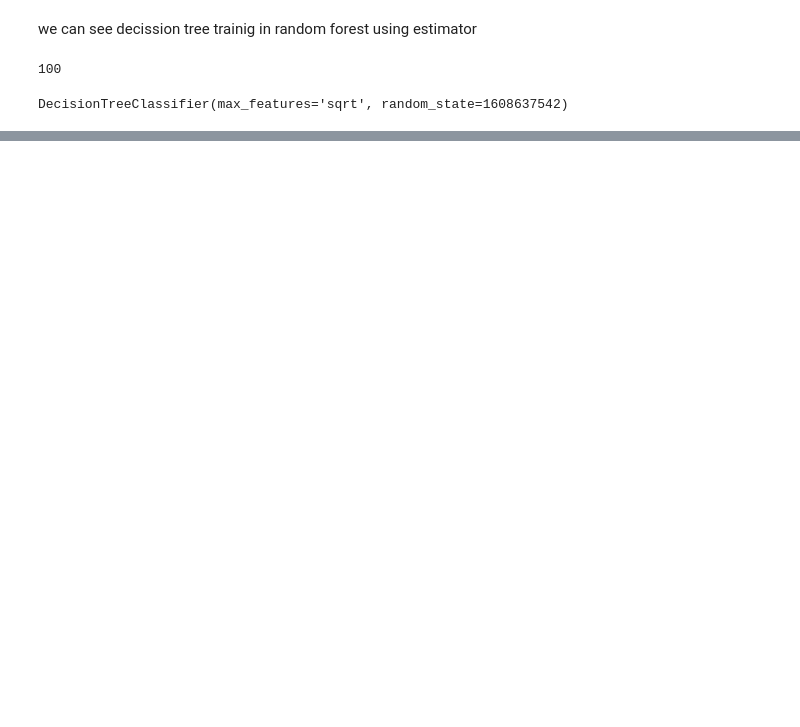
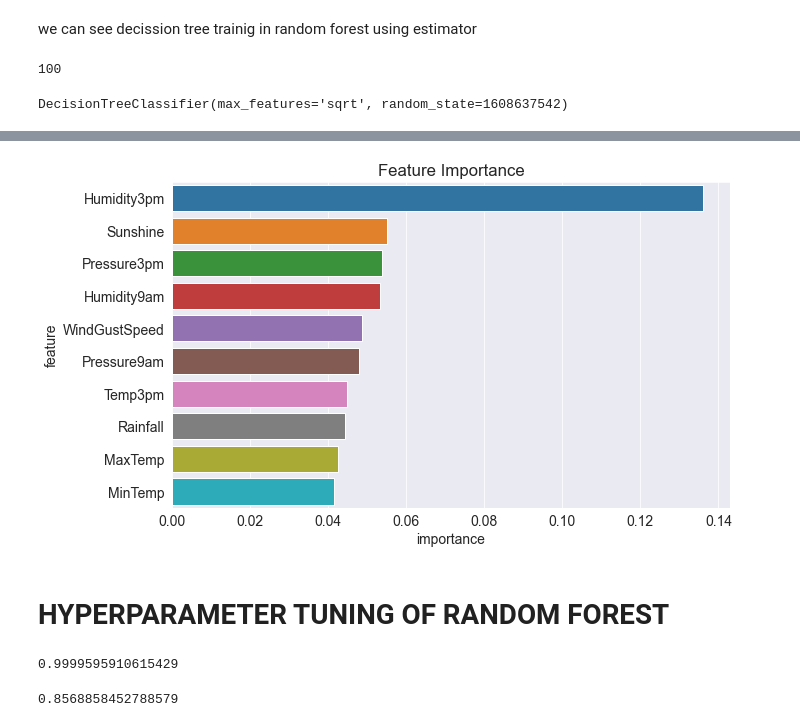
Before and after one commit to TahaDataAlchemy/Projects-Of-Data-Science, a Jupyter notebook: Random Forest/predicting Australian Weather Using RandomForest.ipynb, the cells around one changed output, grey strips where cells are left out. Cells and saved outputs as stored; diff of their text form; code cells hidden in the pictures; blank space fills up the shorter version.

```diff
--- a/Random Forest/predicting Australian Weather Using RandomForest.ipynb
+++ b/Random Forest/predicting Australian Weather Using RandomForest.ipynb
@@ -275,0 +347,7 @@ DecisionTreeClassifier(max_features='sqrt', random_state=1608637542)
+# %%
+plt.title("Feature Importance")
+sns.barplot(data = importance_df.head(10),x = "importance",y = "feature");
+# %% [output]
+[figure, added]
+# %% [markdown]
+# HYPERPARAMETER TUNING OF RANDOM FOREST
@@ -275,0 +358,8 @@ DecisionTreeClassifier(max_features='sqrt', random_state=1608637542)
+# %%
+base_model.score(X_train,y_train)
+# %% [output]
+0.9999595910615429
+# %%
+base_model.score(X_val,val_target)
+# %% [output]
+0.8568858452788579
```
Also changed, not shown: parts of 23 cells of this notebook.
